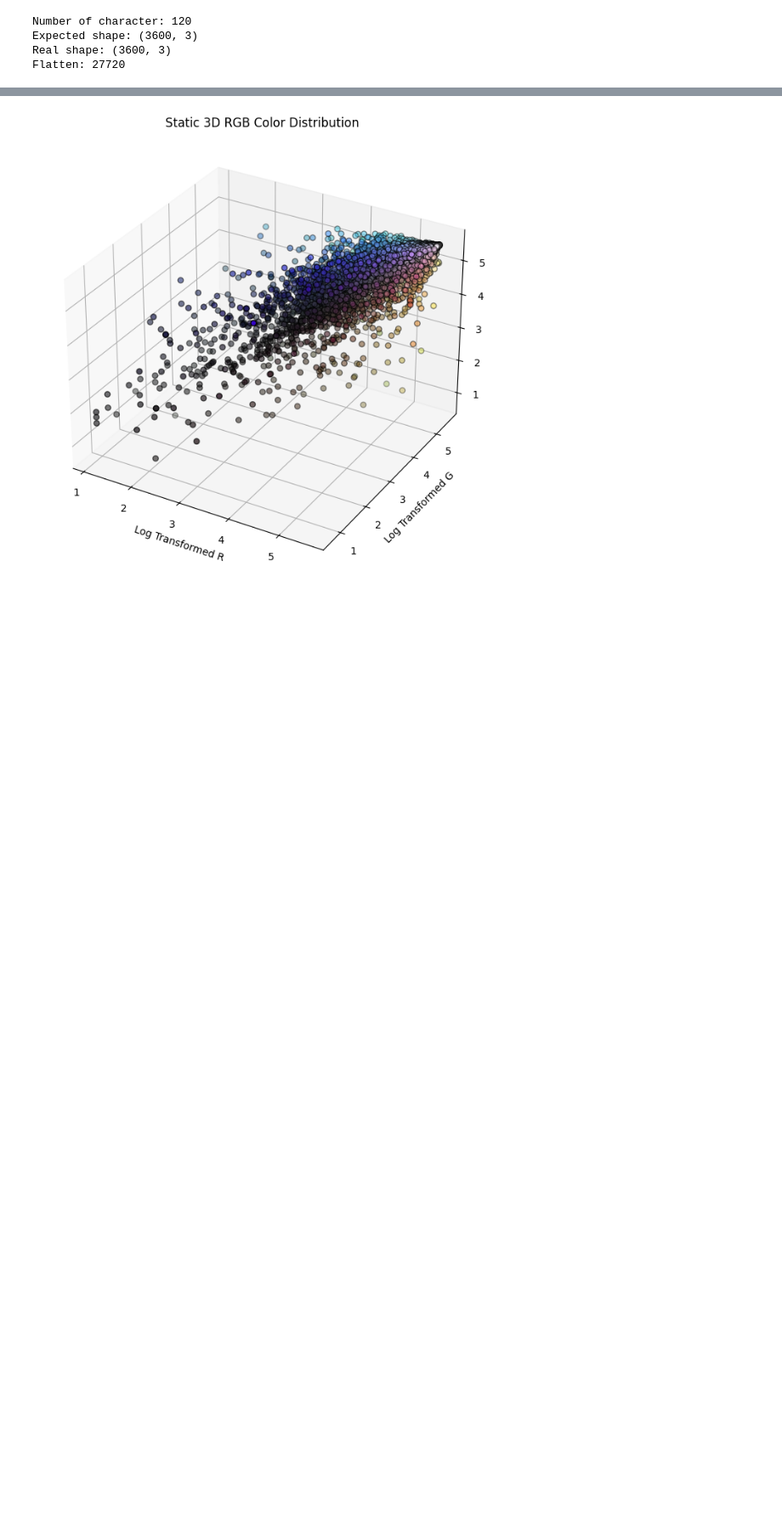
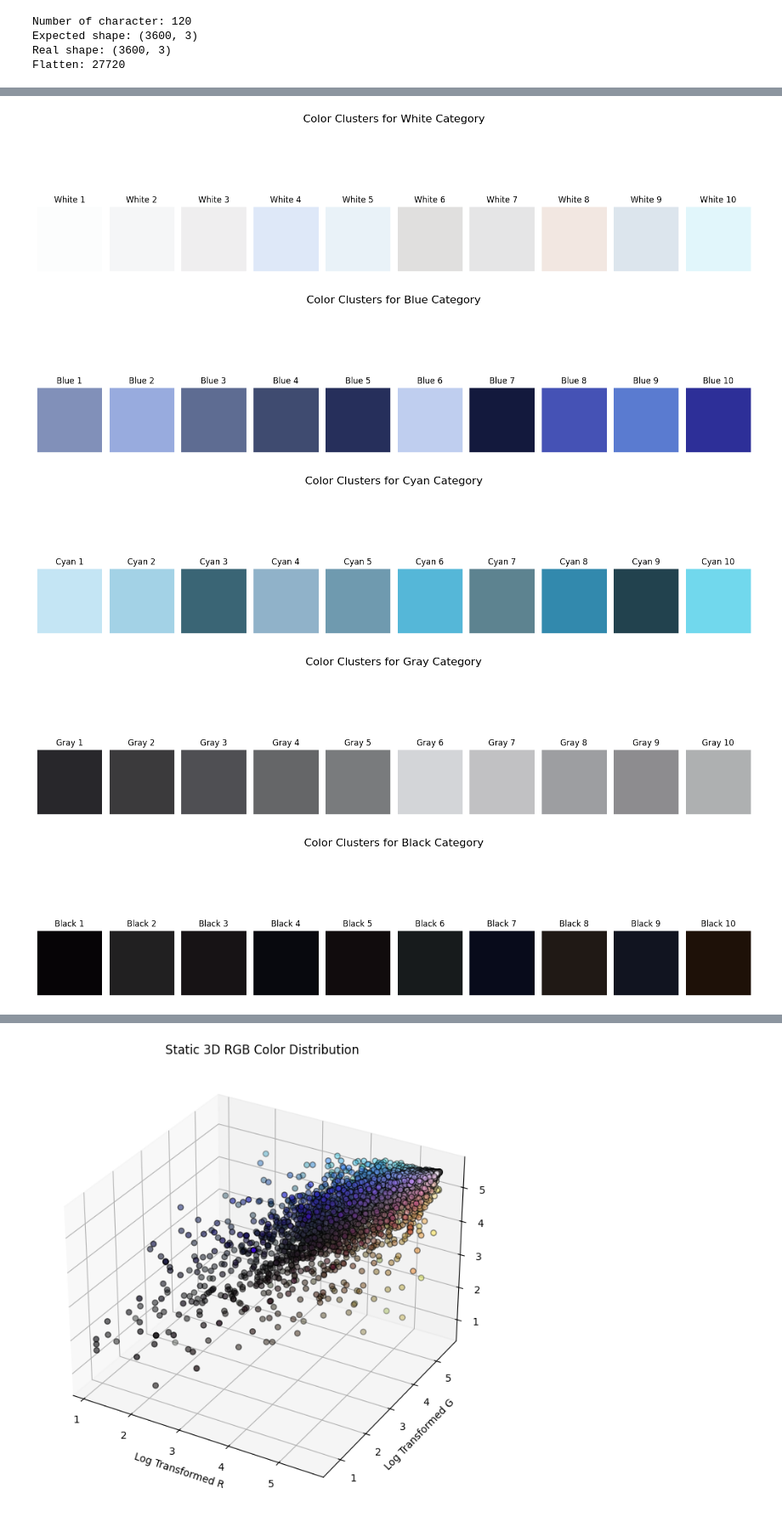
Before and after one commit to MarcoAlandAdinanda/Deep_Anime_Color_Palette_Analysis, a Jupyter notebook: statAnalysis.ipynb, the cells around one changed output, grey strips where cells are left out. Shown at 85% size. Cells and saved outputs as stored; diff of their text form; code cells hidden in the pictures; blank space fills up the shorter version.

```diff
--- a/statAnalysis.ipynb
+++ b/statAnalysis.ipynb
@@ -530,0 +357,61 @@ plt.show()
+# %%
+# separated plot
+
+import matplotlib.pyplot as plt
+import numpy as np
+from sklearn.cluster import KMeans
+from collections import Counter
+
+container = {}
+
+for color in df_rgb['Color Category'].unique():
+    # Extract RGB values for the current color category
+    data = df_rgb.loc[df_rgb['Color Category'] == color].to_numpy()[:, :-1].astype(float)
+    n_samples = data.shape[0]
+
+    if n_samples > 1:
+        # Dynamically set clusters based on available data
+        n_clusters = min(n_samples, 10)
+
+        # Initialize and fit KMeans with cluster count validation
+        kmeans = KMeans(n_clusters=n_clusters, random_state=42, n_init='auto')
+        kmeans.fit(data)
+
+        # Get cluster sizes and sort centers by frequency
+        cluster_counts = Counter(kmeans.labels_)
+        sorted_centers = sorted(kmeans.cluster_centers_,
+                              key=lambda x: -cluster_counts[np.where((kmeans.cluster_centers_ == x).all(axis=1))[0][0]])
+
+        colors_to_display = np.array(sorted_centers)
+    else:
+        # Handle single-sample case directly
+        colors_to_display = data
+
+    # Store original values before normalization
+    container[color] = colors_to_display.copy()
+
+    # Normalize for visualization
+    colors_to_display /= 255.0
+
+    # Create appropriate number of subplots
+    n_colors = len(colors_to_display)
+    fig, axes = plt.subplots(1, n_colors, figsize=(15, 5))
+    fig.suptitle(f'Color Clusters for {color} Category', fontsize=16)
+
+    # Handle single-subplot case
+    if n_colors == 1:
+        axes = [axes]
+
+    # Create color swatches
+    for i, color_arr in enumerate(colors_to_display):
+        axes[i].imshow([[color_arr]])
+        axes[i].axis('off')
+        axes[i].set_title(f'{color} {i+1}')
+    plt.tight_layout()
+    plt.show()
+# %% [output]
+[figure, added]
+[figure, added]
+[figure, added]
+[figure, added]
+[figure, added]
```
Also changed, not shown: parts of 9 cells of this notebook.
